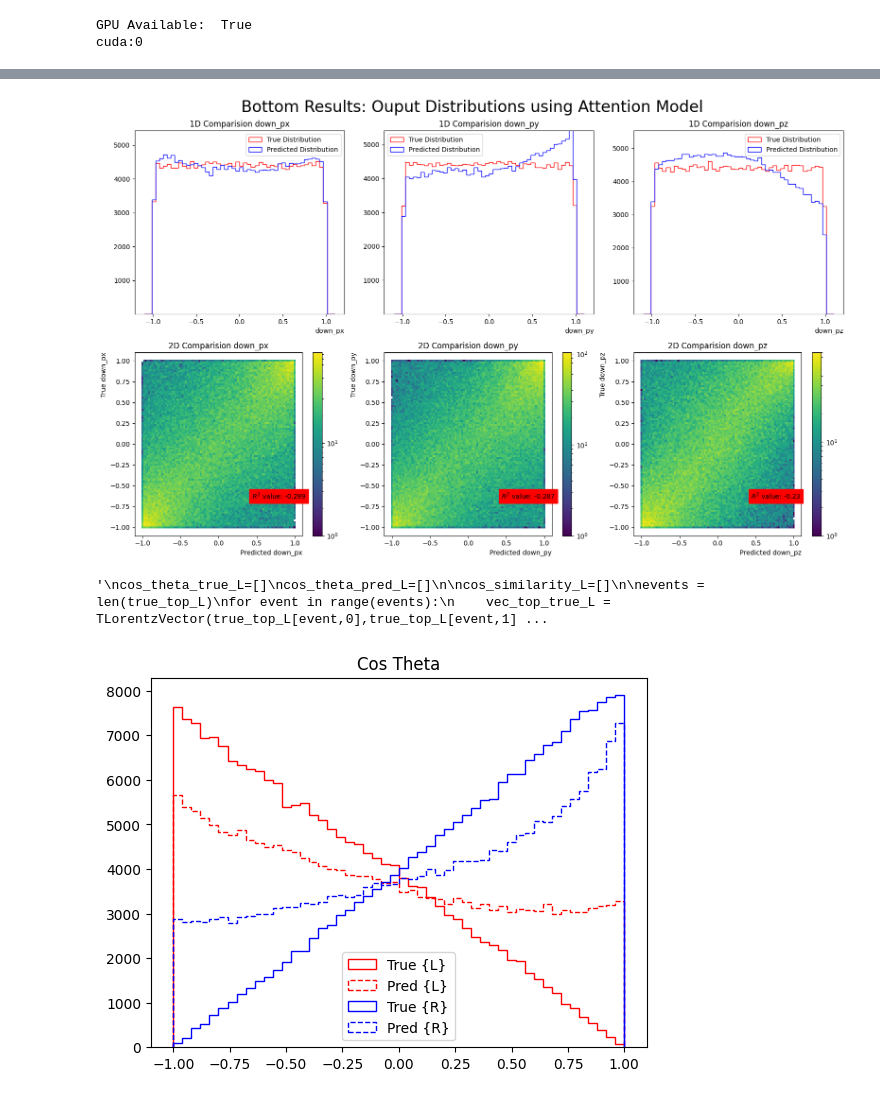
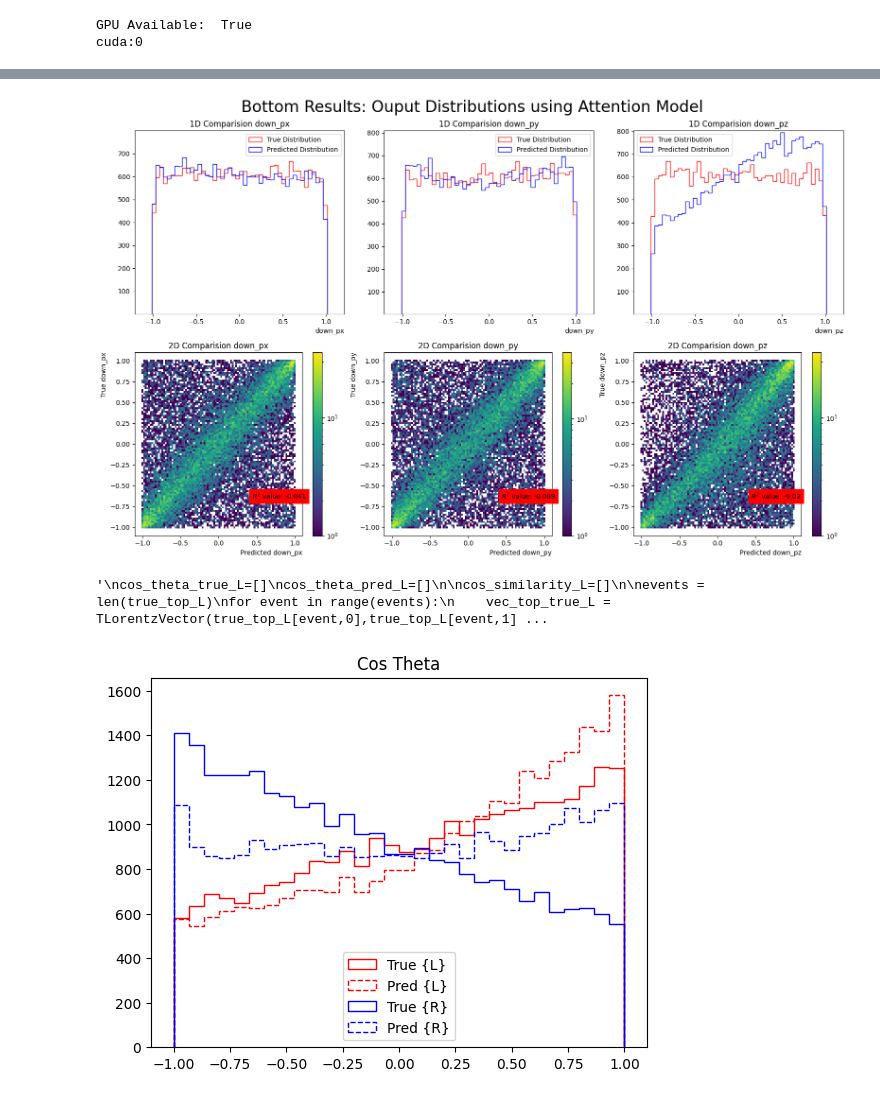
Before and after one commit to LukeV37/Top_Polarimetry, a Jupyter notebook: model/New_Eval.ipynb, the cells around one changed output, grey strips where cells are left out. Saved outputs shown, nothing was run; the diff lists cells and outputs as text; code cells hidden in the pictures.

Commit message:
simplify eval script

```diff
--- a/model/New_Eval.ipynb
+++ b/model/New_Eval.ipynb
@@ -25,10 +25,10 @@ import hist
 # %% [output]
 Welcome to JupyROOT 6.28/06
 # %%
-L_eval_dataset = "WS_L_1M/datasets_fullBoost/dataset_combined.pt"
-R_eval_dataset = "WS_R_1M/datasets_fullBoost/dataset_combined.pt"
+L_eval_dataset = "WS_L_1M_R1_5_pT400/datasets_AllFrame/dataset_combined.pt"
+R_eval_dataset = "WS_R_1M_R1_5_pT400/datasets_AllFrame/dataset_combined.pt"
 
-in_model = "WS_U_10M/training_Default_Tasks_Boosted_Frame_120epoch_64embed/model_final.torch"
+in_model = "WS_U_100M_R1_5_pT400/training_bottom_100epoch_64embed/model_final.torch"
 #in_model = "WS_U_10M/training_All_Task_Boost_tRest_Bottom_cosSim_v2_140epoch_64embed/models/model_Epoch_140.torch"
 # %%
 L_dataset = torch.load(L_eval_dataset, weights_only=False)
@@ -149,7 +74,7 @@ for probe_jet, constituents, event, top_labels, down_labels, bottom_labels, dire
     true_top_L = np.vstack((true_top_L,top_labels.detach().cpu().numpy()))
 
     pred_down_L = np.vstack((pred_down_L,down_pred.detach().cpu().numpy()))
-    true_down_L = np.vstack((true_down_L,down_labels.detach().cpu().numpy()))
+    true_down_L = np.vstack((true_down_L,bottom_labels.detach().cpu().numpy()))
 
     #pred_direct_L = np.vstack((pred_direct_L,direct_pred.detach().cpu().numpy()))
     #true_direct_L = np.vstack((true_direct_L,direct_labels[:,1].reshape(-1,1).detach().cpu().numpy()))
@@ -176,7 +101,7 @@ for probe_jet, constituents, event, top_labels, down_labels, bottom_labels, dire
     true_top_R = np.vstack((true_top_R,top_labels.detach().cpu().numpy()))
 
     pred_down_R = np.vstack((pred_down_R,down_pred.detach().cpu().numpy()))
-    true_down_R = np.vstack((true_down_R,down_labels.detach().cpu().numpy()))
+    true_down_R = np.vstack((true_down_R,bottom_labels.detach().cpu().numpy()))
 
     #pred_direct_R = np.vstack((pred_direct_R,direct_pred.detach().cpu().numpy()))
     #true_direct_R = np.vstack((true_direct_R,direct_labels[:,1].reshape(-1,1).detach().cpu().numpy()))
@@ -257,7 +182,7 @@ do_PlotDown=True
 if do_PlotDown:
     validate_predictions(true_down_R, pred_down_R, ["down_px", "down_py", "down_pz"])
 # %% [output]
-[figure, old version]
+[figure, new version]
 # %%
 """
 cos_theta_true_L=[]
@@ -345,11 +270,11 @@ cos_theta_true_L, cos_theta_pred_L, cos_similarity_top_L, cos_similarity_quark_L
 cos_theta_true_R, cos_theta_pred_R, cos_similarity_top_R, cos_similarity_quark_R = get_results(true_top_R, pred_top_R, true_down_R, pred_down_R)
 # %%
 plt.title("Cos Theta")
-plt.hist(cos_theta_true_L,histtype='step',bins=50,range=(-1,1),color='r',label='True {L}',linestyle="-")
-plt.hist(cos_theta_pred_L,histtype='step',bins=50,range=(-1,1),color='r',label='Pred {L}',linestyle="--")
-plt.hist(cos_theta_true_R,histtype='step',bins=50,range=(-1,1),color='b',label='True {R}',linestyle="-")
-plt.hist(cos_theta_pred_R,histtype='step',bins=50,range=(-1,1),color='b',label='Pred {R}',linestyle="--")
+plt.hist(cos_theta_true_L,histtype='step',bins=30,range=(-1,1),color='r',label='True {L}',linestyle="-")
+plt.hist(cos_theta_pred_L,histtype='step',bins=30,range=(-1,1),color='r',label='Pred {L}',linestyle="--")
+plt.hist(cos_theta_true_R,histtype='step',bins=30,range=(-1,1),color='b',label='True {R}',linestyle="-")
+plt.hist(cos_theta_pred_R,histtype='step',bins=30,range=(-1,1),color='b',label='Pred {R}',linestyle="--")
 plt.legend()
 plt.show()
 # %% [output]
-[figure, old version]
+[figure, new version]
```
Also changed, not shown: parts of 17 cells of this notebook.
